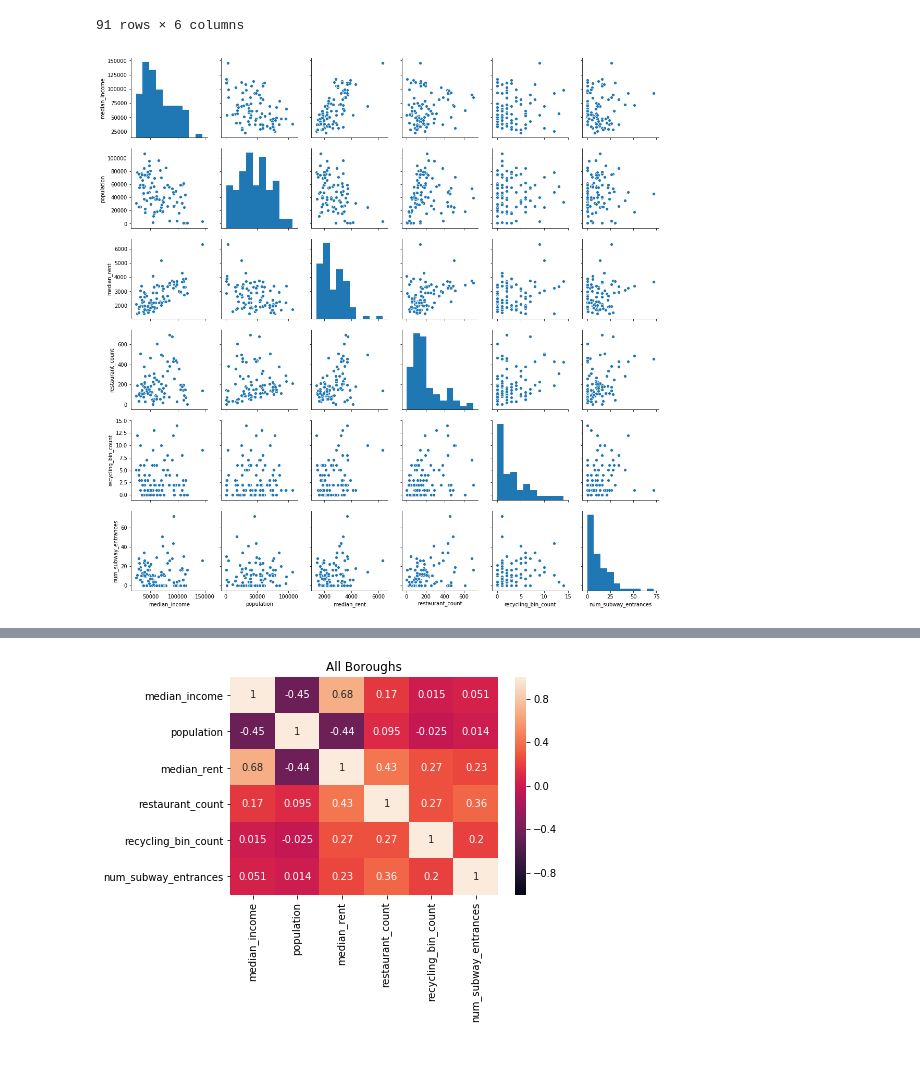
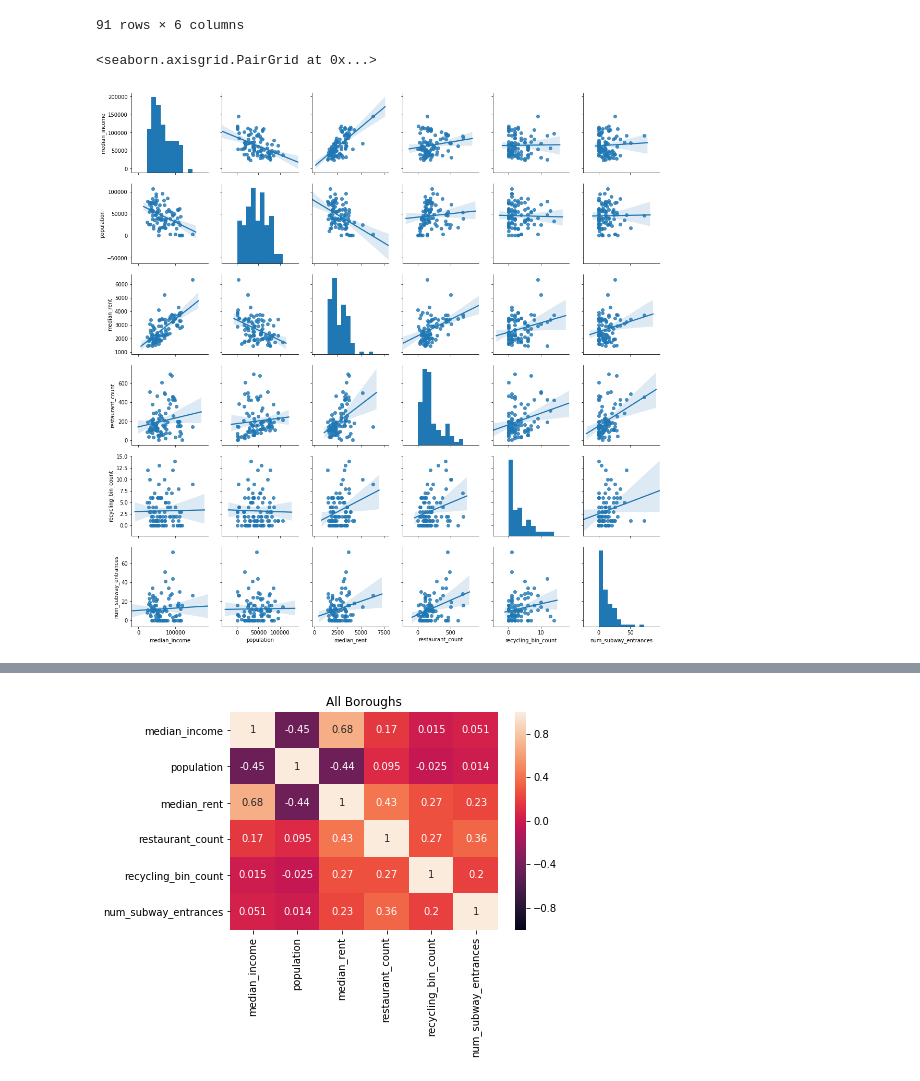
Before and after one commit to graceh3/mod_2_project, a Jupyter notebook: exploratory_analysis.ipynb, the cells around one changed output, grey strips where cells are left out. Drawn from its saved outputs; the diff is of its cells as text; code cells hidden in the pictures.

```diff
--- a/exploratory_analysis.ipynb
+++ b/exploratory_analysis.ipynb
@@ -61,6 +61,8 @@ df_pairplot
 | 90 | 54873.7130 | 11120 | 1600.0 | 36.0 | 0.0 | 1.0 |
 91 rows × 6 columns
 # %%
-sns.pairplot(df_pairplot).savefig('pairplot91.png')
+sns.pairplot(df_pairplot, kind='reg')
+#.savefig('pairplot91.png')
 # %% [output]
+<seaborn.axisgrid.PairGrid at 0x...>
-[figure, old version]
+[figure, new version]
```
Also changed, not shown: parts of 2 cells of this notebook.
